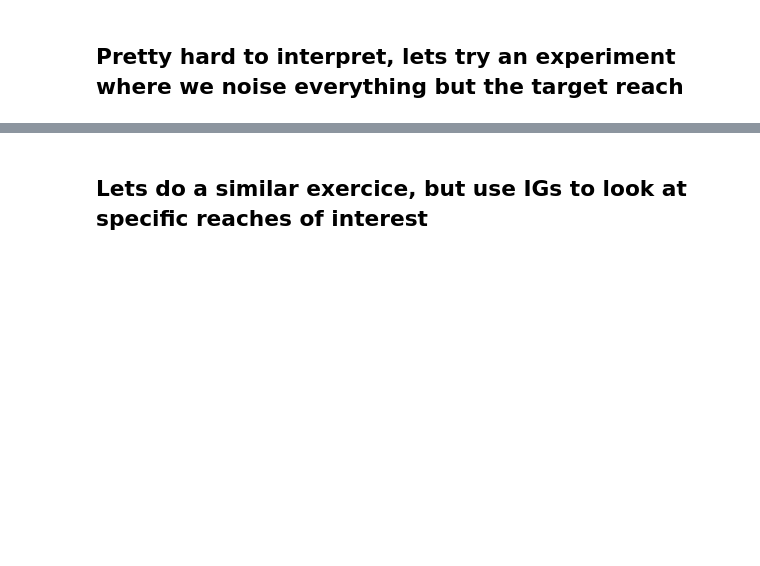
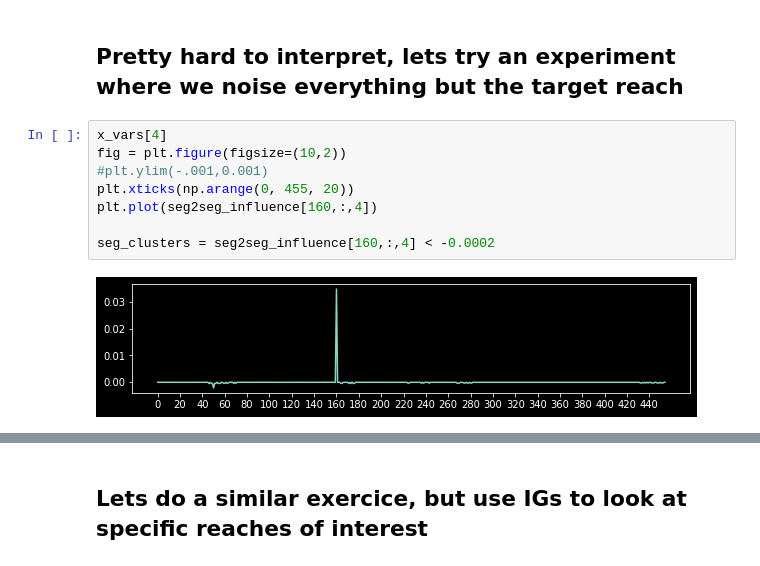
Before and after one commit to DOI-USGS/xai-workflows, a Jupyter notebook: prototyping_notebooks/04_01_02_Modular_CustomIntGrad_SpaceTime_Influences.ipynb, the cells around one changed output, grey strips where cells are left out. Drawn from its saved outputs; the diff is of its cells as text; blank space fills up the shorter version.

```diff
--- a/prototyping_notebooks/04_01_02_Modular_CustomIntGrad_SpaceTime_Influences.ipynb
+++ b/prototyping_notebooks/04_01_02_Modular_CustomIntGrad_SpaceTime_Influences.ipynb
@@ -131,3 +143,13 @@ plt.show()
 [figure]
 # %% [markdown]
 ## Pretty hard to interpret, lets try an experiment where we noise everything but the target reach
+# %%
+x_vars[4]
+fig = plt.figure(figsize=(10,2))
+#plt.ylim(-.001,0.001)
+plt.xticks(np.arange(0, 455, 20))
+plt.plot(seg2seg_influence[160,:,4])
+
+seg_clusters = seg2seg_influence[160,:,4] < -0.0002
+# %% [output]
+[figure, added]
```
Also changed, not shown: parts of 26 cells of this notebook, 2 other files.
